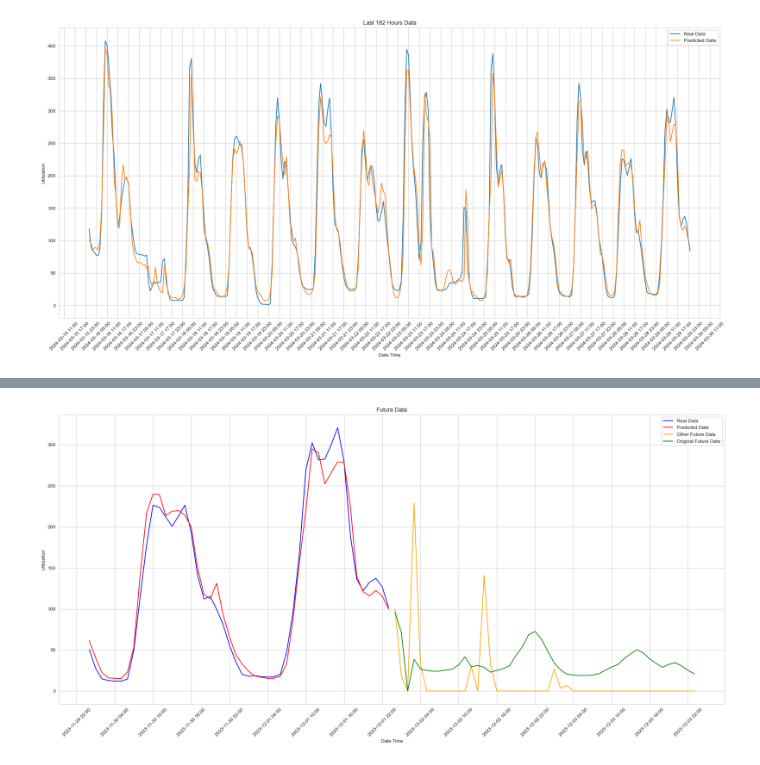
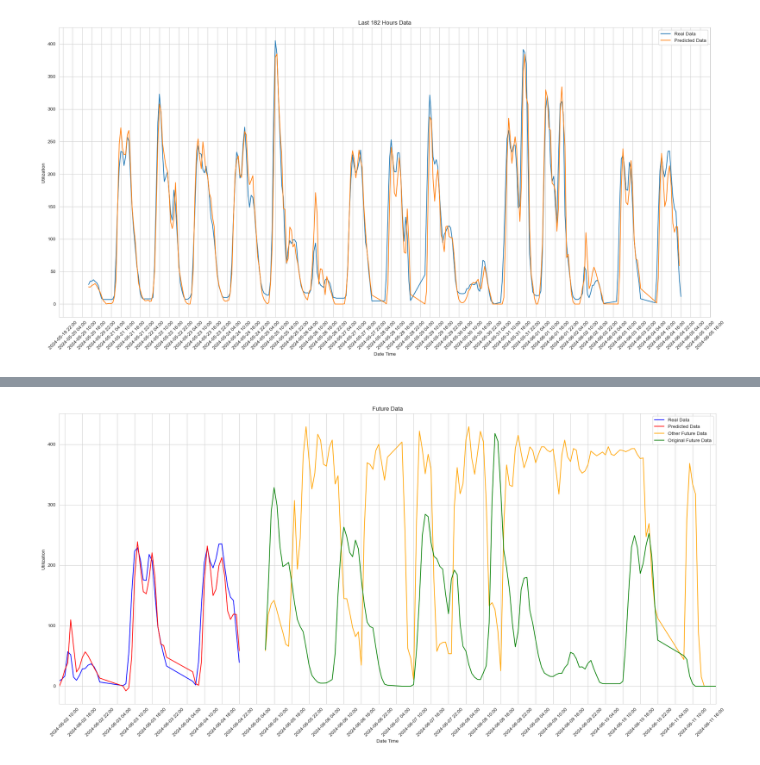
Before and after one commit to veronikaKircsev/ParkData, a Jupyter notebook: lstm_hourly_with_features.ipynb, the cells around one changed output, grey strips where cells are left out. Cells and saved outputs as stored; diff of their text form; code cells hidden in the pictures.

```diff
--- a/lstm_hourly_with_features.ipynb
+++ b/lstm_hourly_with_features.ipynb
@@ -1,4 +1,5 @@
 # %%
+from keras.src.callbacks import EarlyStopping
 import pandas as pd
 import numpy as np
 import matplotlib.pyplot as plt
@@ -28,7 +29,7 @@ dataset = pd.DataFrame(data)
 dataset = dataset.sort_values('timestamp')
 dataset['timestamp'] = pd.to_datetime(dataset['timestamp'])
 start_date = pd.to_datetime('2023-11-30')
-end_date = pd.to_datetime('2024-03-30')
+end_date = pd.to_datetime('2024-06-05')
 dataset = dataset[(dataset['timestamp'] >= start_date) & (dataset['timestamp'] <= end_date)]
 dataset['hour'] = dataset['timestamp'].dt.hour
 dataset['dayOfWeek'] = dataset['timestamp'].dt.dayofweek
@@ -73,8 +74,20 @@ model.add(Dense(8, activation = 'relu'))
 model.add(LSTM(168))
 model.add(Dropout(0.2))
 model.add(Dense(1, activation = 'linear'))
+early_stop = EarlyStopping(monitor = 'val_loss', patience = 4, start_from_epoch=50)
+
 model.compile(loss='mean_squared_error', optimizer='adam')
-model.fit(trainX, trainY, epochs=100, batch_size=32, verbose=2, validation_split=0.2)
+model.fit(trainX, trainY, epochs=100, batch_size=32, verbose=10, validation_split=0.2, callbacks = [early_stop])
+
+losses_df = pd.DataFrame(model.history.history)
+plt.figure(figsize=(10,6))
+plt.plot(losses_df['loss'], label='Train Loss')
+plt.plot(losses_df['val_loss'], label='Val Loss')
+plt.title('Model Loss')
+plt.xlabel('Epoch')
+plt.ylabel('Loss')
+plt.legend()
+plt.show()
 
 
 # make predictions
@@ -83,6 +96,8 @@ trainPredict = np.clip(trainPredict, 0, 429)
 print(trainPredict.shape)
 testPredict = model.predict(testX)
 testPredict = np.clip(testPredict, 0, 429)
+
+#model.save('lstm_model.h5')
 
 
 trainPredict = scaler.inverse_transform(np.concatenate((trainPredict, np.ones((len(trainPredict), 6))), axis=1))[:,0]
@@ -139,4 +160,5 @@ Test Score: 23.78 RMSE
 # %%
+
 import matplotlib.dates as mdates
 last_48 = testPredictPlot[-336:]
 last_48 = np.clip(last_48, 0, 429)
@@ -157,5 +179,5 @@ plt.xticks(rotation=45)
 plt.tight_layout()
 plt.show()
 # %% [output]
-[figure, old version]
+[figure, new version]
 # %%
@@ -221,14 +244,16 @@ prediction_dataX, prediction_dataY = create_dataset(test, window)
 copy = prediction_dataX.copy()
 yhat = model.predict(prediction_dataX, verbose=2)
 
+
 control_data = pd.DataFrame(data)
 control_data['timestamp'] = pd.to_datetime(control_data['timestamp'])
-start_date = pd.to_datetime('2024-03-31')
-end_date = pd.to_datetime('2024-04-30')
+start_date = pd.to_datetime('2024-06-05')
+end_date = pd.to_datetime('2024-06-30')
 control_data = control_data[(control_data['timestamp'] >= start_date) & (control_data['timestamp'] <= end_date)]
 control_data['hour'] = control_data['timestamp'].dt.hour
 control_data['dayOfWeek'] = control_data['timestamp'].dt.dayofweek
 control_data.set_index('timestamp', inplace=True)
+control_dates_index = control_data.index
 control_data = control_data.asfreq('H')
 mask = (control_data['dayOfWeek'].isna()) | (control_data['dayOfWeek'] == 0)
 control_data.loc[mask, 'dayOfWeek'] = control_data.index[mask].dayofweek
@@ -237,12 +262,11 @@ control_data.reset_index(inplace=True)
 control_data['event_name'] = control_data['event_name'].apply(lambda x: 1 if isinstance(x, str) and x != "0" else 0)
 control_data['holiday'] = control_data['holiday'].apply(lambda x: 1 if pd.notna(x) and isinstance(x, str) and x.strip() != "" else 0)
 control_data = control_data.fillna(0)
-print(control_data)
 
 
 current_seq = prediction_dataX[-1].copy()  # shape: (168, 7)
 last_timestamp = start_dataset.index[-1]
-future_steps = 48
+future_steps = 144
 
 predicted_values = []
 
@@ -277,21 +301,25 @@ final_values = scaler.inverse_transform(np.concatenate(
     axis=1
 ))[:, 0]
 final_values = np.clip(final_values, 0, 429)
-hist_axis = len(tested[-48:])
+
+hist_axis = 48
 forecast_axis = hist_axis + len(final_values)
 last_data = control_data['value'].values[:len(final_values)]
+last_dates = dates[-hist_axis:]
 
-all_dates = dates.union(control_data.index[:len(final_values)])
+all_dates = last_dates.union(control_dates_index[:len(final_values)])
+
 
 plt.figure(figsize=(20, 10))
 # Historie (Real Data)
-plt.plot(all_dates[:hist_axis], tested[-48:], color='blue', label='Real Data')
+plt.plot(last_dates, tested[-48:], color='blue', label='Real Data')
 # Historie (Predicted Data)
-plt.plot(all_dates[:hist_axis], future[-48:], color='red', label='Predicted Data')
+plt.plot(last_dates, future[-48:], color='red', label='Predicted Data')
 # Prognose (Other Future Data)
-plt.plot(all_dates[hist_axis:forecast_axis], final_values.tolist(), color='orange', label='Other Future Data')
+plt.plot(control_dates_index[:len(final_values)], final_values.tolist(), color='orange', label='Other Future Data')
 # Prognose (Original Future Data)
-plt.plot(all_dates[hist_axis:forecast_axis], last_data.tolist(), color='green', label='Original Future Data')
+plt.plot(control_dates_index[:len(final_values)], last_data.tolist(), color='green', label='Original Future Data')
+plt.xlim(all_dates[0], all_dates[-1])
 ax = plt.gca()
 ax.xaxis.set_major_formatter(mdates.DateFormatter('%Y-%m-%d %H:%M'))
 ax.xaxis.set_major_locator(mdates.HourLocator(interval=6))
@@ -302,4 +330,6 @@ plt.legend()
 plt.xticks(rotation=45)
 plt.tight_layout()
 plt.show()
+print(last_dates)
+print(control_dates_index[:len(final_values)])
 # %% [output]
@@ -323 +337 @@ plt.show()
-[figure, old version]
+[figure, new version]
```
Also changed, not shown: parts of 3 cells of this notebook, 2 other files.
